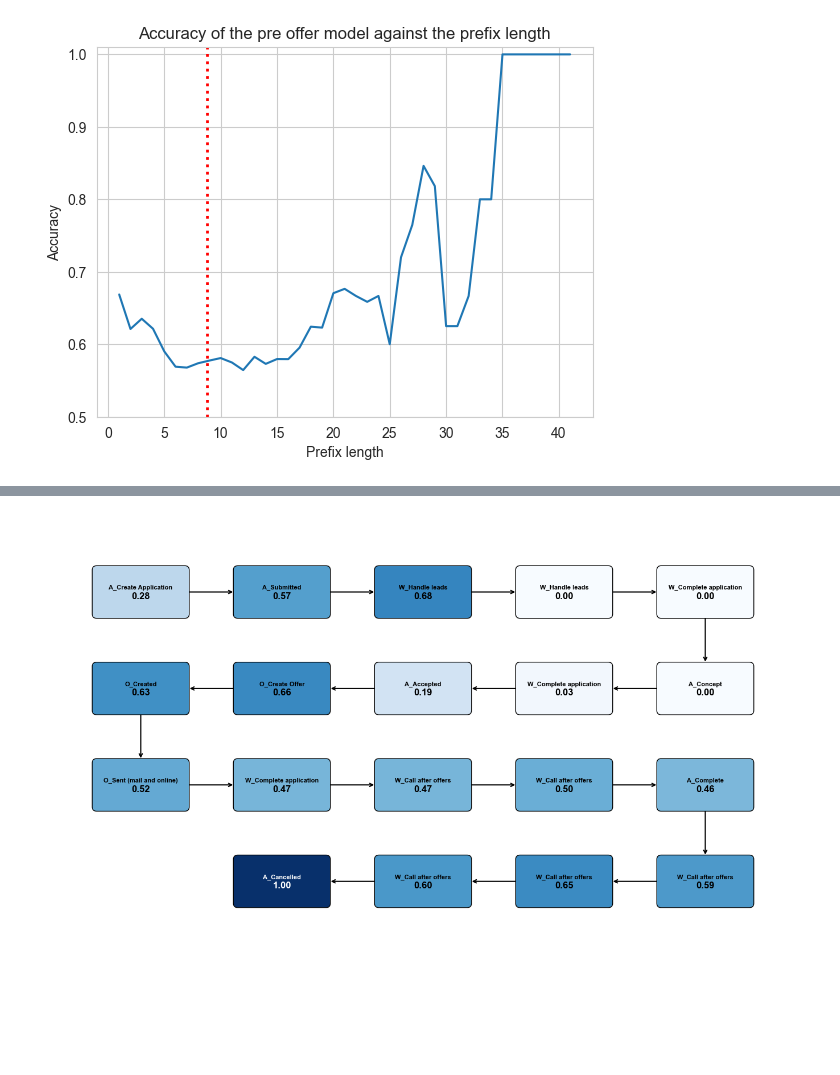
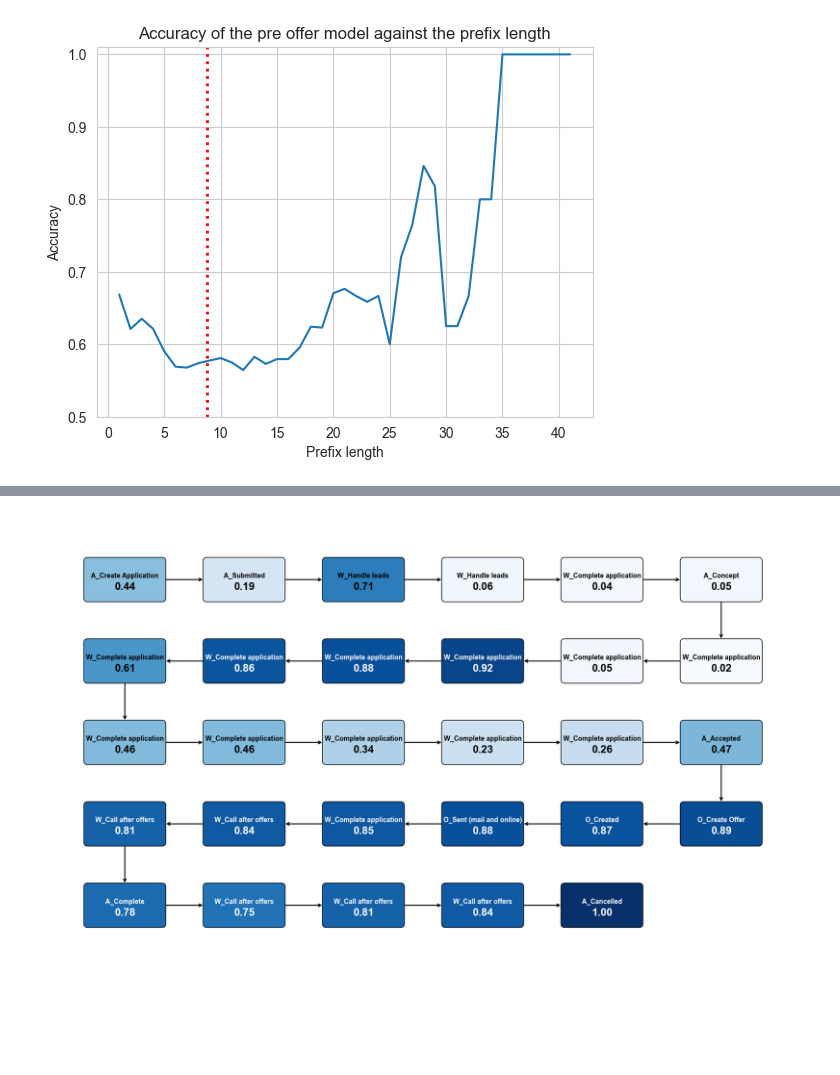
Before and after one commit to JoepH123/Advanced_PM_Group14, a Jupyter notebook: notebooks_stijn/Final code new.ipynb, the cells around one changed output, grey strips where cells are left out. Saved outputs shown, nothing was run; the diff lists cells and outputs as text; code cells hidden in the pictures; blank space fills up the shorter version.

```diff
--- a/notebooks_stijn/Final code new.ipynb
+++ b/notebooks_stijn/Final code new.ipynb
@@ -766,7 +746,7 @@ def create_final_datasets_single_case(df, pre_offer = True):
     return df_train
 
 
-def pipeline_single_case(df, event_of_interest, case):
+def begin_pipeline_single_case(df, event_of_interest):
     """
     Full pipeline:
     1. Create prefixes.
@@ -782,10 +762,15 @@ def pipeline_single_case(df, event_of_interest, case):
     df = frequency_encoding(df)
     df_pre_offer, df_post_offer = offer_bucketing(df)
     pre = create_final_datasets_single_case(df_pre_offer, pre_offer=True)
+    post = create_final_datasets_single_case(df_post_offer, pre_offer=False)
+    print("Pipeline completed.")
+
+    return pre, post
+
+def complete_pipeline_single_case(pre, post, case):
     pre = pre[pre['case']==case]
     X_pre = pre.drop(columns=['event_of_interest_occured', 'case'], axis=1,).copy()
     y_pre = pre[['event_of_interest_occured']].copy()
-    post = create_final_datasets_single_case(df_post_offer, pre_offer=False)
     post = post[post['case']==case]
     X_post = post.drop(columns=['event_of_interest_occured', 'case'], axis=1,).copy()
     y_post = pre[['event_of_interest_occured']].copy()
@@ -812,0 +781,2 @@ cases.tail(100)
+# %%
+pre, post = begin_pipeline_single_case(df_bpi, event_of_interest)
@@ -813,6 +810,6 @@ cases.tail(100)
 # %%
-case = 'Application_684536307'
-X_pre, y_pre, X_post, y_post = pipeline_single_case(df_bpi, event_of_interest, case)
+case = 'Application_391617926'
+X_pre, y_pre, X_post, y_post = complete_pipeline_single_case(pre, post, case)
 y_pred_pre, y_pred_proba_pre = obtain_test_predictions(X_pre, rf_pre, scaler_pre)
 y_pred_post, y_pred_proba_post = obtain_test_predictions(X_post, rf_post, scaler_post)
 # %% [output]
@@ -845,4 +817,3 @@ Pipeline completed.
 # %%
-
-events = list(df_bpi[df_bpi['case']==case]['event'])
-events[:-2]
+events = list(df_bpi[df_bpi['case']==case]['event'])[:-2]
+y_pred_proba = list(y_pred_proba_pre) + list(y_pred_proba_post) + [1]
@@ -934,8 +820,4 @@ plot_event_boxes(events, y_pred_proba)
 # %%
-import math
-import matplotlib.pyplot as plt
-import matplotlib.patches as patches
-
 def plot_event_boxes_snake(events, probas):
     """
     Plots events in a snake layout using rectangular boxes,
@@ -1003,7 +885,7 @@ def plot_event_boxes_snake(events, probas):
         ax.add_patch(box_patch)
 
         # Choose text color if probability > 0.8
-        text_color = 'white' if proba > 0.8 else 'black'
+        text_color = 'white' if proba > 0.74 else 'black'
 
         # --- Separate text labels for event & probability ---
         # Event name in smaller font, near the top half
@@ -1014,19 +896,19 @@ def plot_event_boxes_snake(events, probas):
             va='center',
             ha='center',
             color=text_color,
-            fontsize=8,   # smaller font for event
+            fontsize=10,   # smaller font for event
             weight='bold'
         )
 
         # Probability in larger font, near the bottom half
         ax.text(
             x + box_width / 2,
-            y + box_height * 0.4,  # a bit below the center
+            y + box_height * 0.3,  # a bit below the center
             f"{proba:.2f}",
             va='center',
             ha='center',
             color=text_color,
-            fontsize=12,  # larger font size for probability
+            fontsize=16,  # larger font size for probability
             weight='bold'
         )
 
@@ -1038,7 +920,7 @@ def plot_event_boxes_snake(events, probas):
         edges[i]["corner"] = (x, y)
 
     # --- 5) Draw arrows in sequence order ---
-    for i in range(n - 3):
+    for i in range(n - 1):
         # Current box's corner
         x_i, y_i = edges[i]["corner"]
         # Next box's corner
@@ -1053,35 +935,31 @@ def plot_event_boxes_snake(events, probas):
             else:
                 start = edges[i]["left"]
                 end   = edges[i + 1]["right"]
         elif y_j < y_i:
             # Next box is lower => arrow goes down from bottom -> top
             start = edges[i]["bottom"]
             end   = edges[i + 1]["top"]
         else:
             # Next box is higher => arrow goes up from top -> bottom
             start = edges[i]["top"]
             end   = edges[i + 1]["bottom"]
 
         # Draw arrow
         ax.annotate(
             "",
             xy=end,
             xytext=start,
             arrowprops=dict(
                 arrowstyle="->",
                 color="black",
                 lw=1.5,
                 shrinkA=6,
                 shrinkB=6
             )
         )
 
     plt.show()
 
-
-
-
-
 plot_event_boxes_snake(events, y_pred_proba)
 # %% [output]
-[figure, old version]
+[figure, new version]
```
Also changed, not shown: parts of 16 cells of this notebook, 6 other files.
